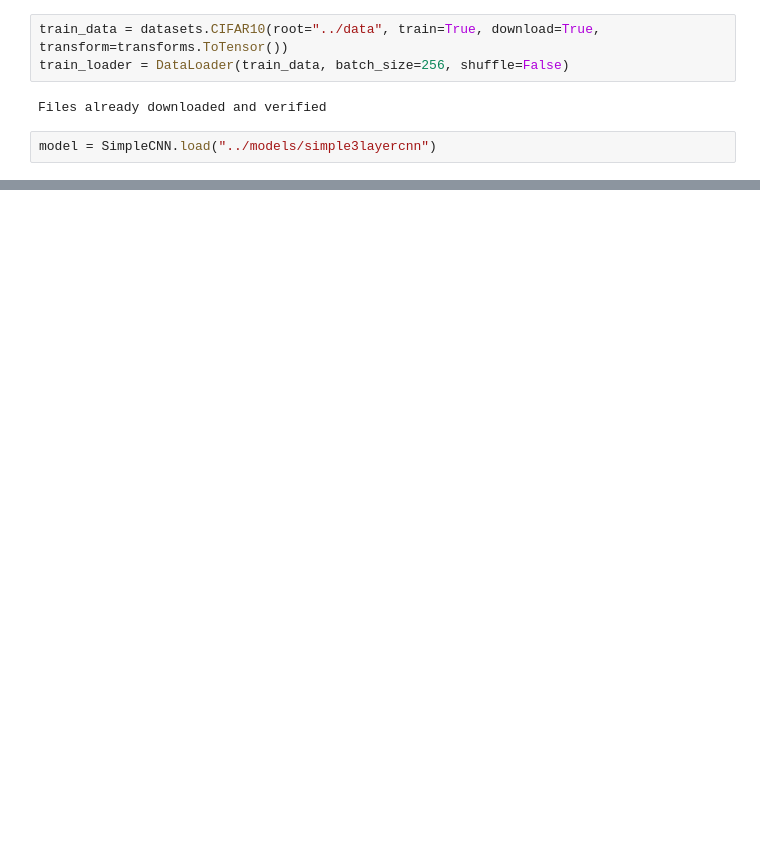
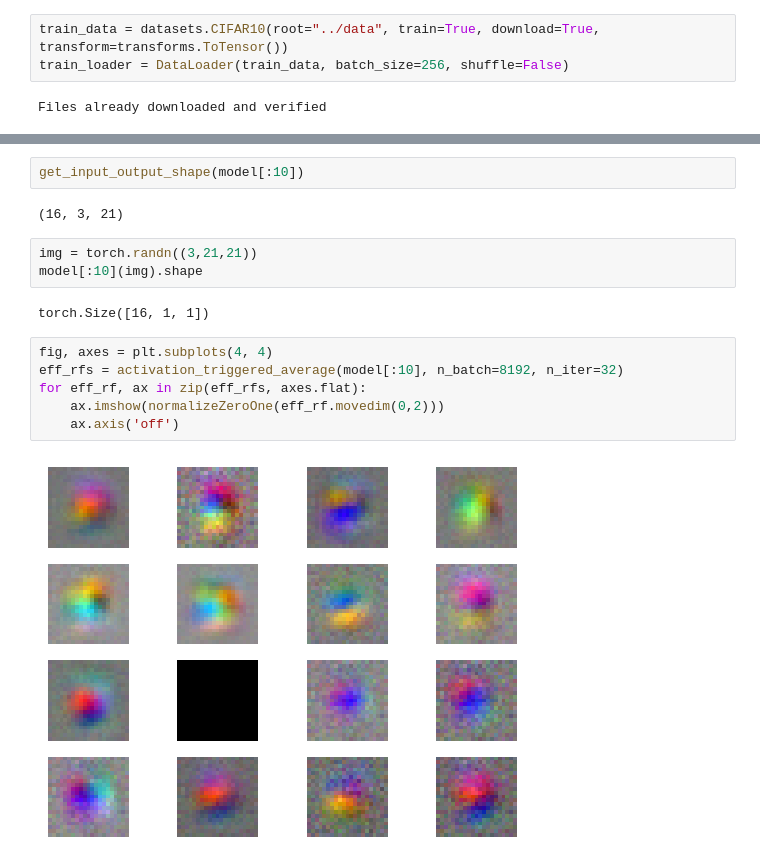
Before and after one commit to fabioseel/receptive-fields, a Jupyter notebook: src/evaluation.ipynb, the cells around one changed output, grey strips where cells are left out. Cells and saved outputs as stored; diff of their text form; blank space fills up the shorter version.

```diff
--- a/src/evaluation.ipynb
+++ b/src/evaluation.ipynb
@@ -13,5 +15,3 @@ train_data = datasets.CIFAR10(root="../data", train=True, download=True, transfo
 train_loader = DataLoader(train_data, batch_size=256, shuffle=False)
 # %% [output]
 Files already downloaded and verified
-# %%
-model = SimpleCNN.load("../models/simple3layercnn")
@@ -17,0 +40,17 @@ model = SimpleCNN.load("../models/simple3layercnn")
+# %%
+get_input_output_shape(model[:10])
+# %% [output]
+(16, 3, 21)
+# %%
+img = torch.randn((3,21,21))
+model[:10](img).shape
+# %% [output]
+torch.Size([16, 1, 1])
+# %%
+fig, axes = plt.subplots(4, 4)
+eff_rfs = activation_triggered_average(model[:10], n_batch=8192, n_iter=32)
+for eff_rf, ax in zip(eff_rfs, axes.flat):
+    ax.imshow(normalizeZeroOne(eff_rf.movedim(0,2)))
+    ax.axis('off')
+# %% [output]
+[figure, added]
```
Also changed, not shown: parts of 9 cells of this notebook, 1 other file.
